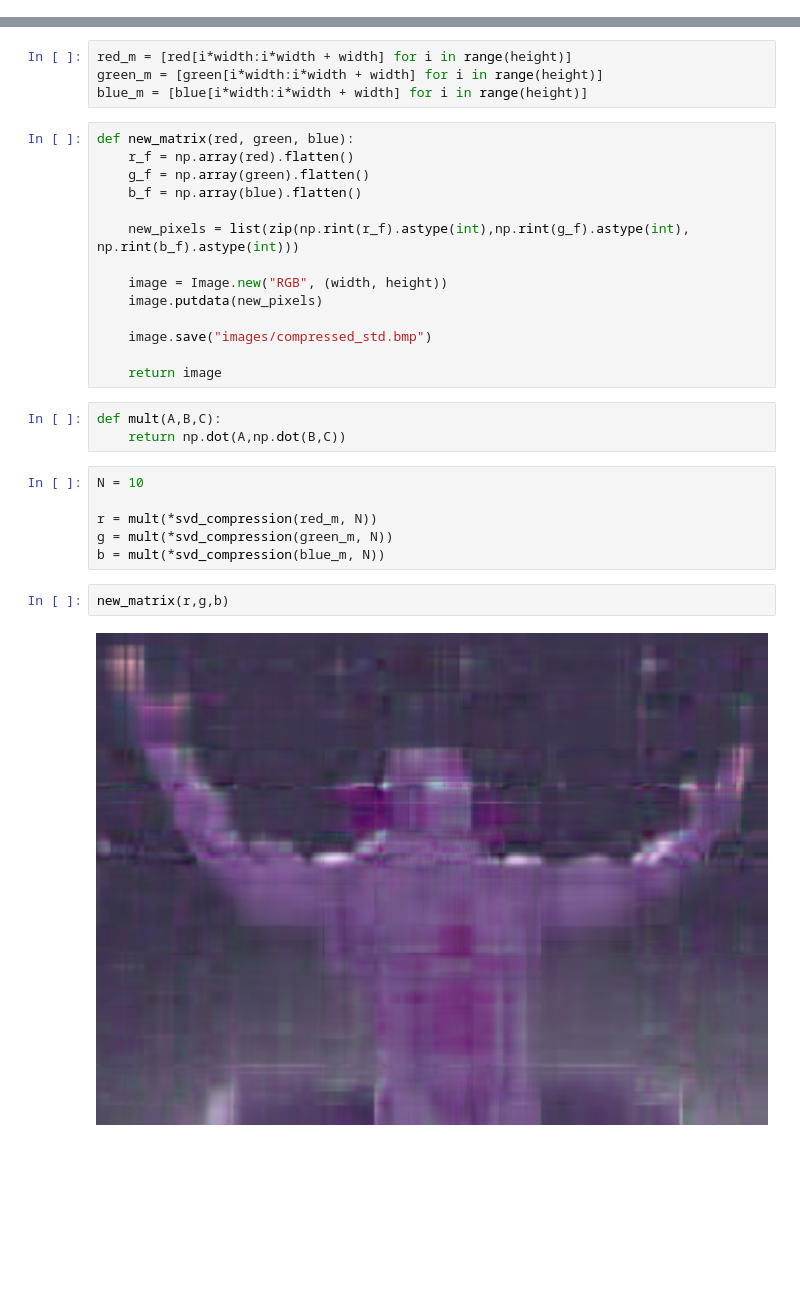
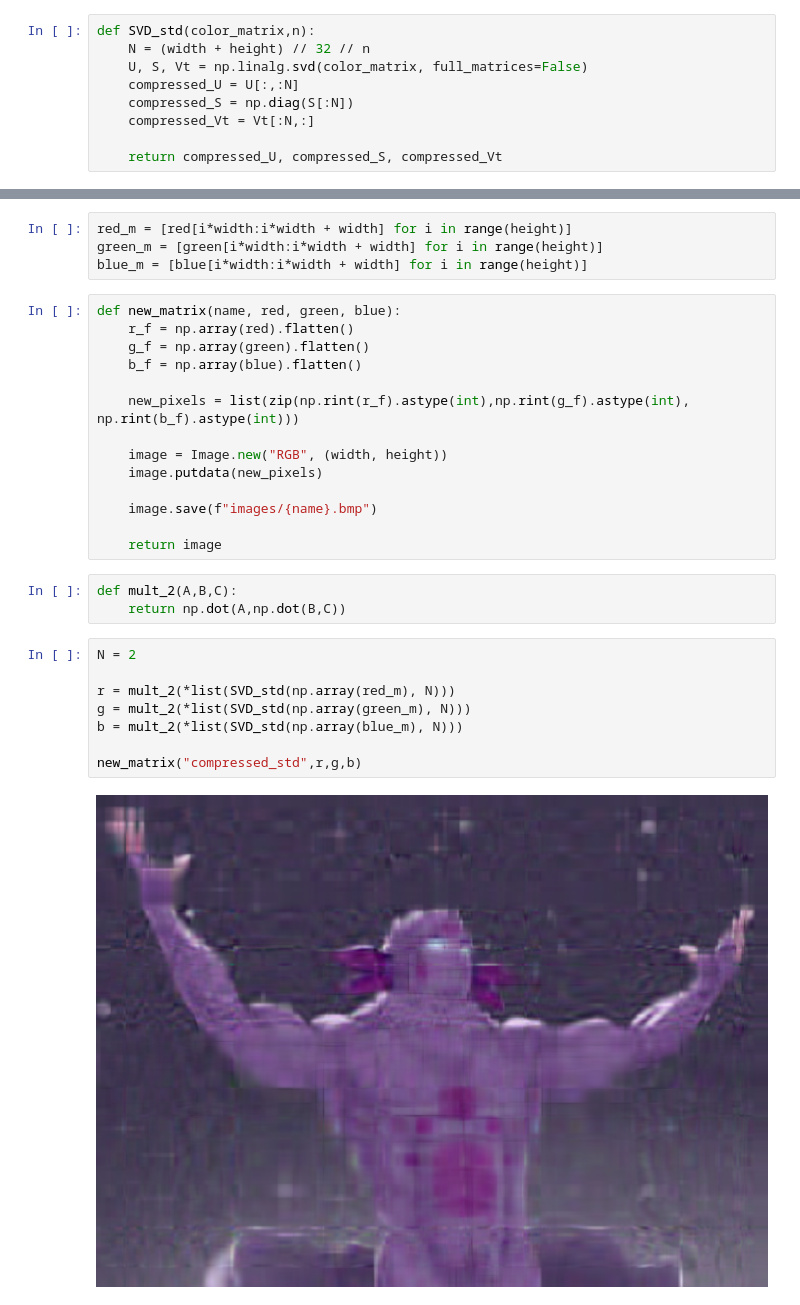
Before and after one commit to AlexShmak/math-it, a Jupyter notebook: SVD/stndImpl.ipynb, the cells around one changed output, grey strips where cells are left out. Saved outputs shown, nothing was run; the diff lists cells and outputs as text; blank space fills up the shorter version.

```diff
--- a/SVD/stndImpl.ipynb
+++ b/SVD/stndImpl.ipynb
@@ -17,3 +11,12 @@ width, height = image.size
+# %%
+def SVD_std(color_matrix,n):
+    N = (width + height) // 32 // n
+    U, S, Vt = np.linalg.svd(color_matrix, full_matrices=False)
+    compressed_U = U[:,:N]
+    compressed_S = np.diag(S[:N])
+    compressed_Vt = Vt[:N,:]
+
+    return compressed_U, compressed_S, compressed_Vt
 # %%
 red, green, blue = zip(*image.getdata())
 # %%
@@ -21,7 +24,7 @@ red_m = [red[i*width:i*width + width] for i in range(height)]
 green_m = [green[i*width:i*width + width] for i in range(height)]
 blue_m = [blue[i*width:i*width + width] for i in range(height)]
 # %%
-def new_matrix(red, green, blue):
+def new_matrix(name, red, green, blue):
     r_f = np.array(red).flatten()
     g_f = np.array(green).flatten()
     b_f = np.array(blue).flatten()
@@ -31,22 +34,22 @@ def new_matrix(red, green, blue):
     image = Image.new("RGB", (width, height))
     image.putdata(new_pixels)
 
-    image.save("images/compressed_std.bmp")
+    image.save(f"images/{name}.bmp")
 
     return image
 # %%
-def mult(A,B,C):
+def mult_2(A,B,C):
     return np.dot(A,np.dot(B,C))
-# %%
-N = 10
-
-r = mult(*svd_compression(red_m, N))
-g = mult(*svd_compression(green_m, N))
-b = mult(*svd_compression(blue_m, N))
-# %%
-new_matrix(r,g,b)
-# %% [output]
-[figure, removed]
+# %%
+N = 2
+
+r = mult_2(*list(SVD_std(np.array(red_m), N)))
+g = mult_2(*list(SVD_std(np.array(green_m), N)))
+b = mult_2(*list(SVD_std(np.array(blue_m), N)))
+
+new_matrix("compressed_std",r,g,b)
+# %% [output]
+[figure, added]
 # %%
 import time
 import saver
```
Also changed, not shown: parts of 8 cells of this notebook, 11 other files.
